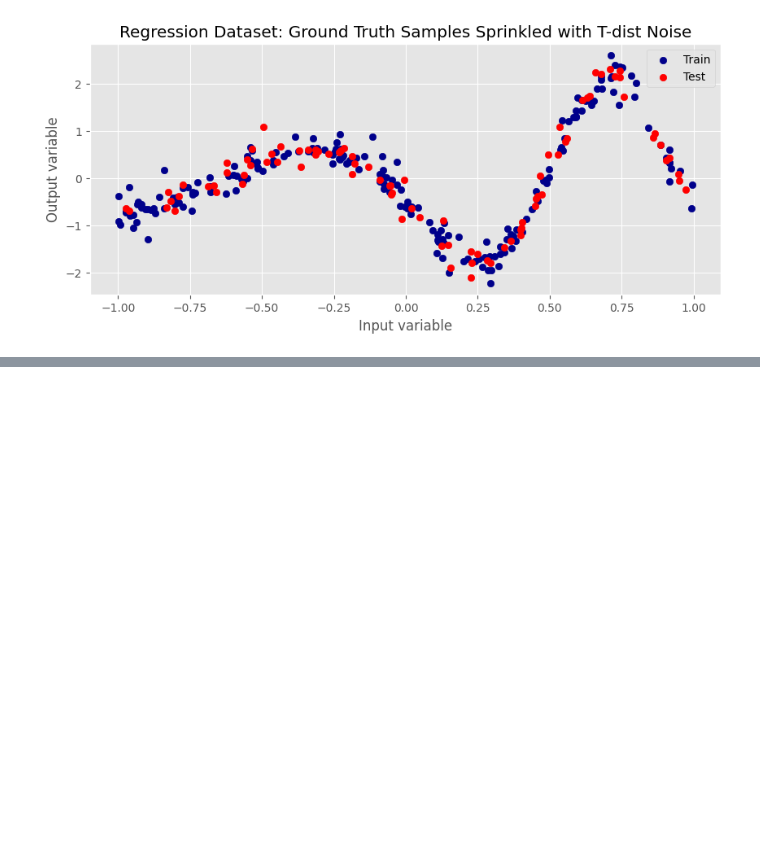
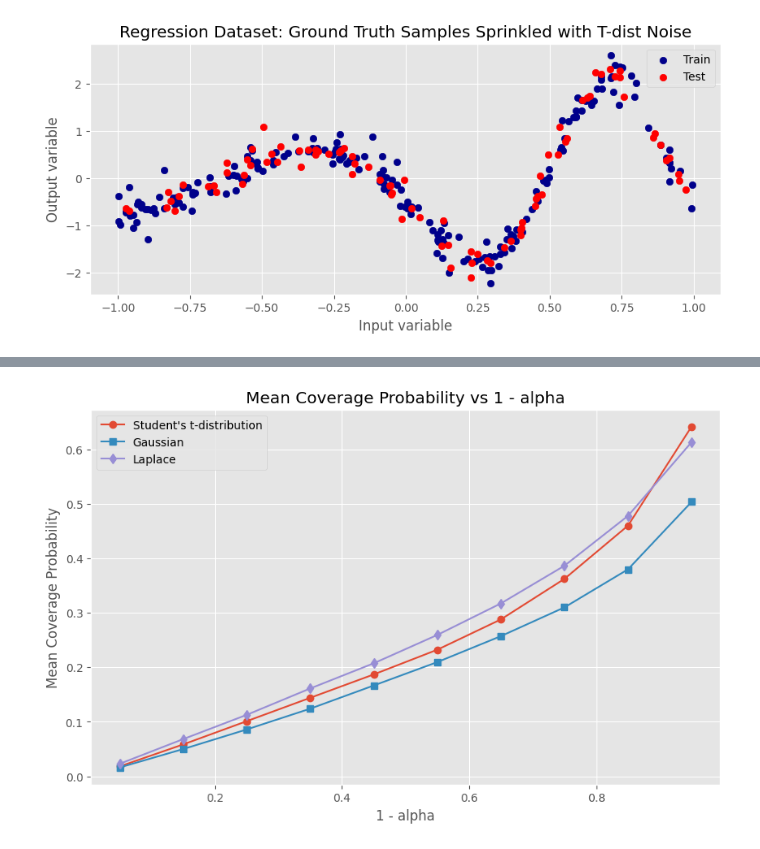
Before and after one commit to Marco-Gal/Bayesian-Neural-Network-Project, a Jupyter notebook: t distribution toy problems/laplace-noise.ipynb, the cells around one changed output, grey strips where cells are left out. Drawn from its saved outputs; the diff is of its cells as text; code cells hidden in the pictures; blank space fills up the shorter version.

```diff
--- a/t distribution toy problems/laplace-noise.ipynb
+++ b/t distribution toy problems/laplace-noise.ipynb
@@ -852,0 +892,20 @@ for alpha in alpha_values:
+# %%
+mcp_t = [mcp_results_t[alpha] for alpha in alpha_values]
+mcp_gaussian = [mcp_results_gaussian[alpha] for alpha in alpha_values]
+mcp_lap = [mcp_results_lap[alpha] for alpha in alpha_values]
+
+# Plot the results
+plt.figure(figsize=(10, 6))
+plt.plot(1-alpha_values, mcp_t, label='Student\'s t-distribution', marker='o')
+plt.plot(1-alpha_values, mcp_gaussian, label='Gaussian', marker='s')
+plt.plot(1-alpha_values, mcp_lap, label='Laplace', marker='d')
+
+# Add labels, title, and legend
+plt.xlabel('1 - alpha')
+plt.ylabel('Mean Coverage Probability')
+plt.title('Mean Coverage Probability vs 1 - alpha')
+plt.legend()
+plt.grid(True)
+plt.show()
+# %% [output]
+[figure, added]
```
Also changed, not shown: parts of 7 cells of this notebook.
